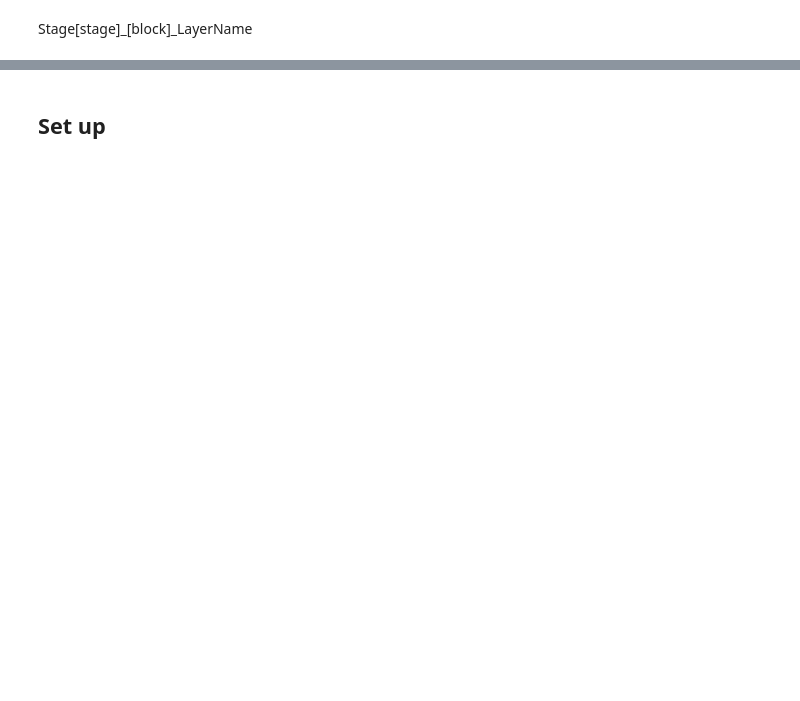
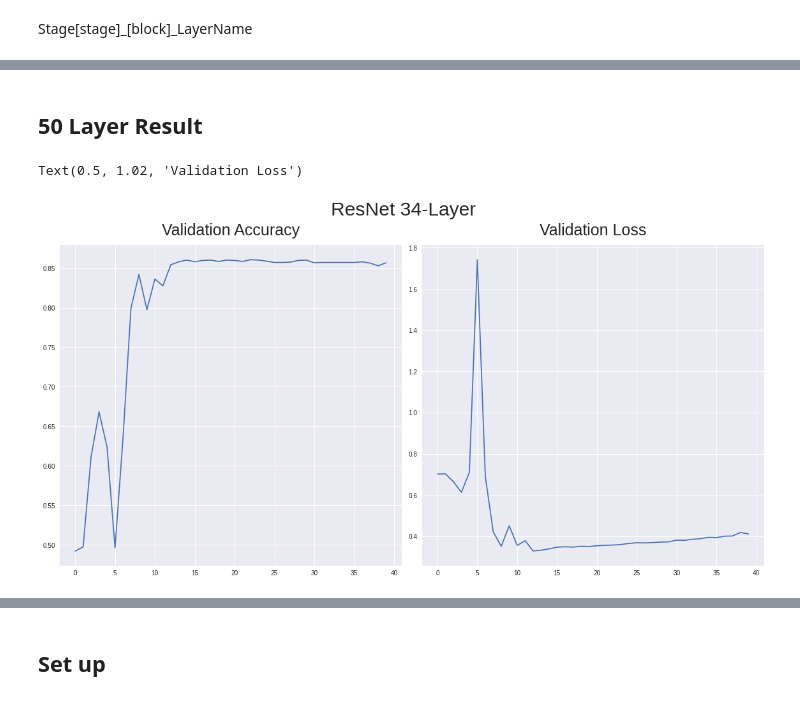
Before and after one commit to jujemu/GoingHigher, a Jupyter notebook: 2/[GD_2]ResNet.ipynb, the cells around one changed output, grey strips where cells are left out. Cells and saved outputs as stored; diff of their text form; code cells hidden in the pictures; blank space fills up the shorter version.

```diff
--- a/2/[GD_2]ResNet.ipynb
+++ b/2/[GD_2]ResNet.ipynb
@@ -138,0 +226,17 @@ Stage[stage]_[block]_LayerName
+# %% [markdown]
+## 50 Layer Result
+# %%
+# Layer 50
+accuracy, loss = history.history['val_accuracy'], history.history['val_loss']
+epoch = range(40)
+
+fig, ax = plt.subplots(1, 2, figsize=(16,8))
+fig.suptitle("ResNet 34-Layer", y=1.04, size=30)
+
+ax[0].plot(epoch, accuracy)
+ax[0].set_title("Validation Accuracy", size=25, y=1.02)
+ax[1].plot(epoch, loss)
+ax[1].set_title("Validation Loss", size=25, y=1.02)
+# %% [output]
+Text(0.5, 1.02, 'Validation Loss')
+[figure, added]
```
Also changed, not shown: parts of 69 cells of this notebook.
